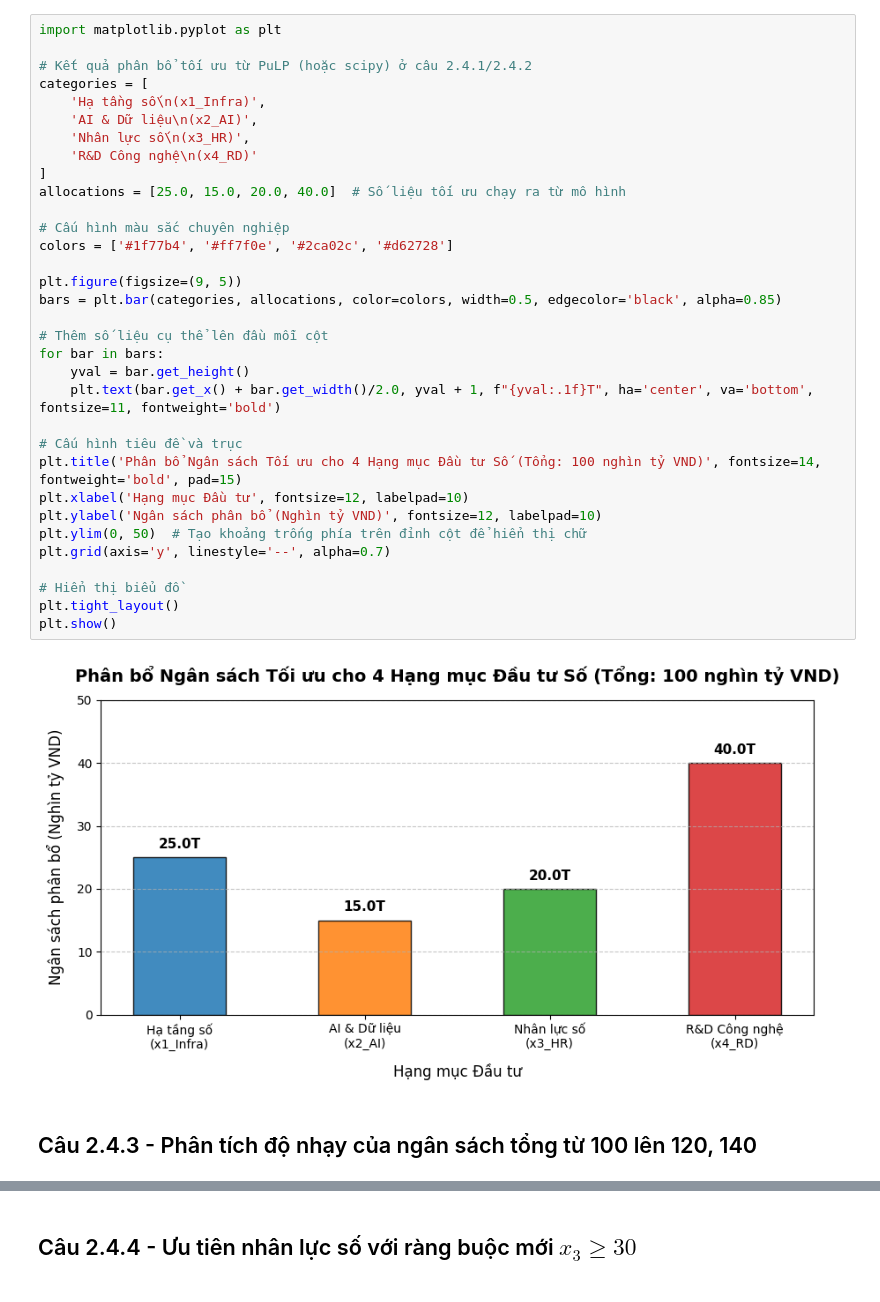
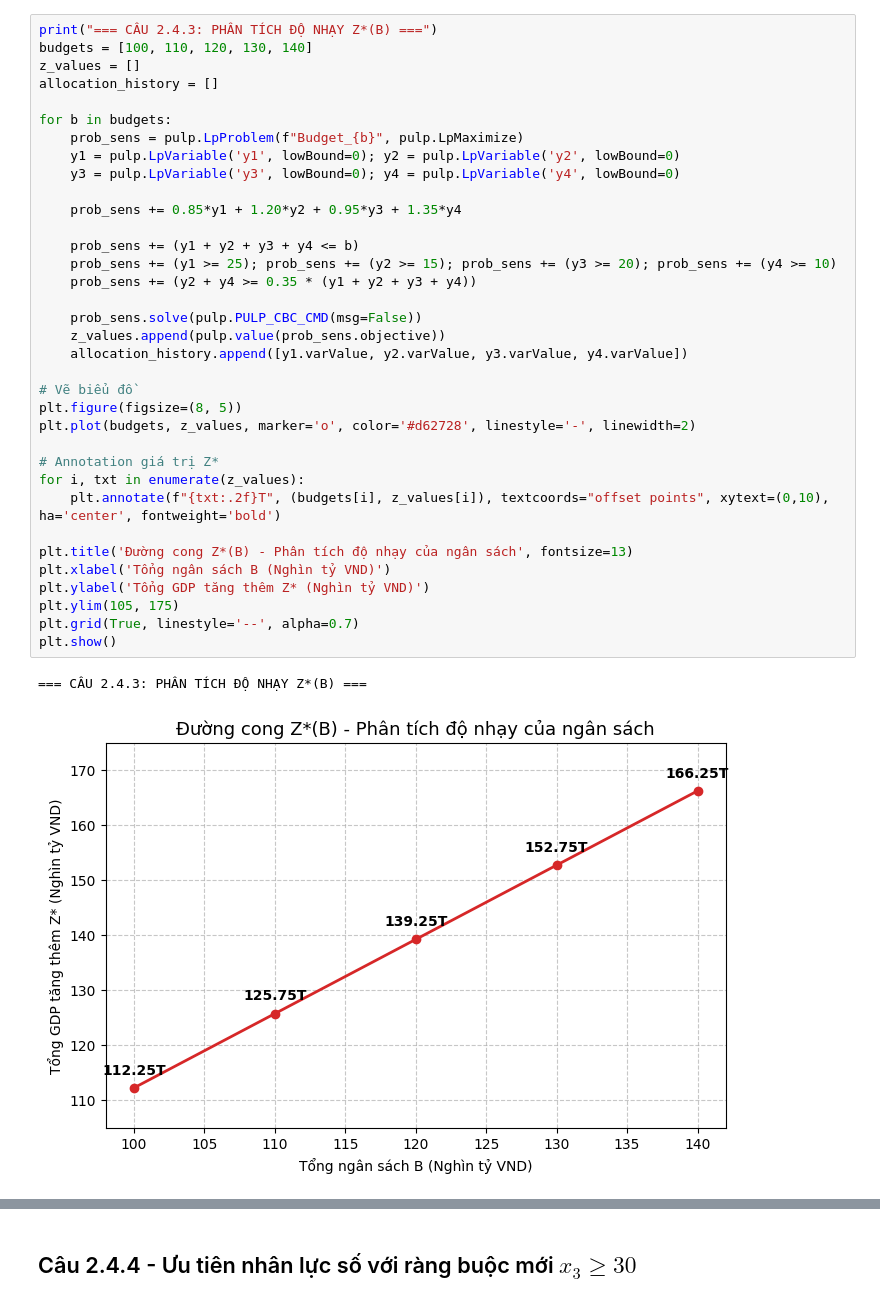
Before and after one commit to Doan0904/aideom_vn, a Jupyter notebook: notebooks/bai02_lp_phan_bo.ipynb, the cells around one changed output, grey strips where cells are left out. Drawn from its saved outputs; the diff is of its cells as text.

```diff
--- a/notebooks/bai02_lp_phan_bo.ipynb
+++ b/notebooks/bai02_lp_phan_bo.ipynb
@@ -74,37 +140,38 @@ Giá đối ngẫu (Shadow Prices / Dual Values) của các ràng buộc:
 # %%
-import matplotlib.pyplot as plt
+print("=== CÂU 2.4.3: PHÂN TÍCH ĐỘ NHẠY Z*(B) ===")
+budgets = [100, 110, 120, 130, 140]
+z_values = []
+allocation_history = []
 
-# Kết quả phân bổ tối ưu từ PuLP (hoặc scipy) ở câu 2.4.1/2.4.2
-categories = [
-    'Hạ tầng số\n(x1_Infra)',
-    'AI & Dữ liệu\n(x2_AI)',
-    'Nhân lực số\n(x3_HR)',
-    'R&D Công nghệ\n(x4_RD)'
-]
-allocations = [25.0, 15.0, 20.0, 40.0]  # Số liệu tối ưu chạy ra từ mô hình
+for b in budgets:
+    prob_sens = pulp.LpProblem(f"Budget_{b}", pulp.LpMaximize)
+    y1 = pulp.LpVariable('y1', lowBound=0); y2 = pulp.LpVariable('y2', lowBound=0)
+    y3 = pulp.LpVariable('y3', lowBound=0); y4 = pulp.LpVariable('y4', lowBound=0)
 
-# Cấu hình màu sắc chuyên nghiệp
-colors = ['#1f77b4', '#ff7f0e', '#2ca02c', '#d62728']
+    prob_sens += 0.85*y1 + 1.20*y2 + 0.95*y3 + 1.35*y4
 
-plt.figure(figsize=(9, 5))
-bars = plt.bar(categories, allocations, color=colors, width=0.5, edgecolor='black', alpha=0.85)
+    prob_sens += (y1 + y2 + y3 + y4 <= b)
+    prob_sens += (y1 >= 25); prob_sens += (y2 >= 15); prob_sens += (y3 >= 20); prob_sens += (y4 >= 10)
+    prob_sens += (y2 + y4 >= 0.35 * (y1 + y2 + y3 + y4))
 
-# Thêm số liệu cụ thể lên đầu mỗi cột
-for bar in bars:
-    yval = bar.get_height()
-    plt.text(bar.get_x() + bar.get_width()/2.0, yval + 1, f"{yval:.1f}T", ha='center', va='bottom', fontsize=11, fontweight='bold')
+    prob_sens.solve(pulp.PULP_CBC_CMD(msg=False))
+    z_values.append(pulp.value(prob_sens.objective))
+    allocation_history.append([y1.varValue, y2.varValue, y3.varValue, y4.varValue])
 
-# Cấu hình tiêu đề và trục
-plt.title('Phân bổ Ngân sách Tối ưu cho 4 Hạng mục Đầu tư Số (Tổng: 100 nghìn tỷ VND)', fontsize=14, fontweight='bold', pad=15)
-plt.xlabel('Hạng mục Đầu tư', fontsize=12, labelpad=10)
-plt.ylabel('Ngân sách phân bổ (Nghìn tỷ VND)', fontsize=12, labelpad=10)
-plt.ylim(0, 50)  # Tạo khoảng trống phía trên đỉnh cột để hiển thị chữ
-plt.grid(axis='y', linestyle='--', alpha=0.7)
+# Vẽ biểu đồ
+plt.figure(figsize=(8, 5))
+plt.plot(budgets, z_values, marker='o', color='#d62728', linestyle='-', linewidth=2)
 
-# Hiển thị biểu đồ
-plt.tight_layout()
+# Annotation giá trị Z*
+for i, txt in enumerate(z_values):
+    plt.annotate(f"{txt:.2f}T", (budgets[i], z_values[i]), textcoords="offset points", xytext=(0,10), ha='center', fontweight='bold')
+
+plt.title('Đường cong Z*(B) - Phân tích độ nhạy của ngân sách', fontsize=13)
+plt.xlabel('Tổng ngân sách B (Nghìn tỷ VND)')
+plt.ylabel('Tổng GDP tăng thêm Z* (Nghìn tỷ VND)')
+plt.ylim(105, 175)
+plt.grid(True, linestyle='--', alpha=0.7)
 plt.show()
 # %% [output]
+=== CÂU 2.4.3: PHÂN TÍCH ĐỘ NHẠY Z*(B) ===
-[figure, old version]
+[figure, new version]
-# %% [markdown]
-## Câu 2.4.3 - Phân tích độ nhạy của ngân sách tổng từ 100 lên 120, 140
```
Also changed, not shown: parts of 17 cells of this notebook.
